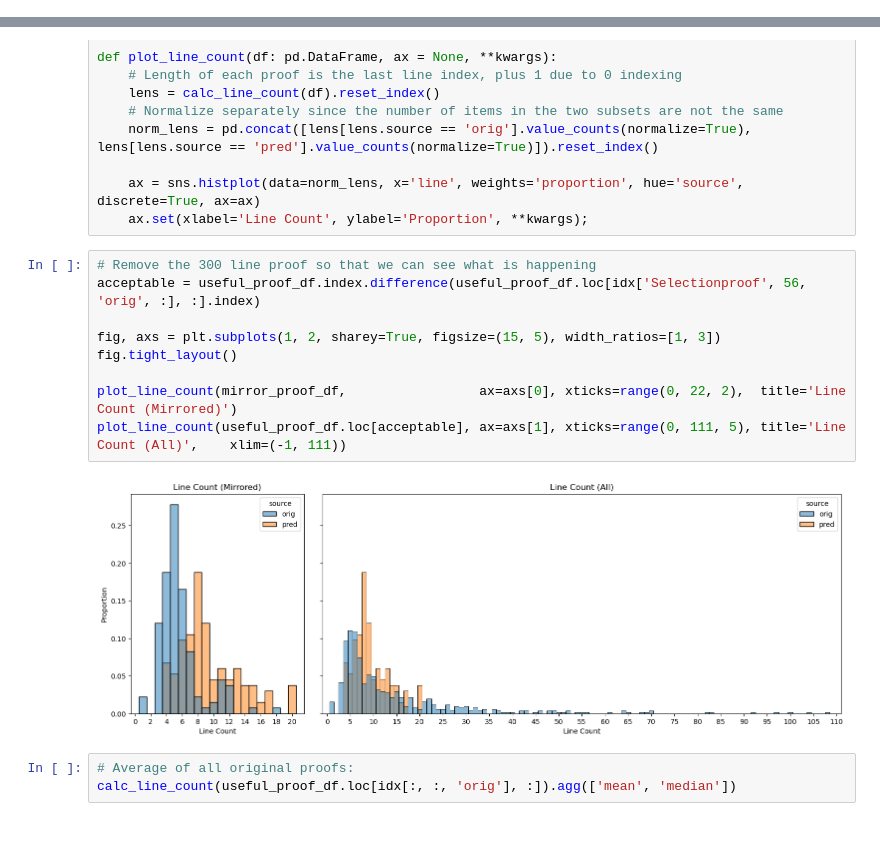
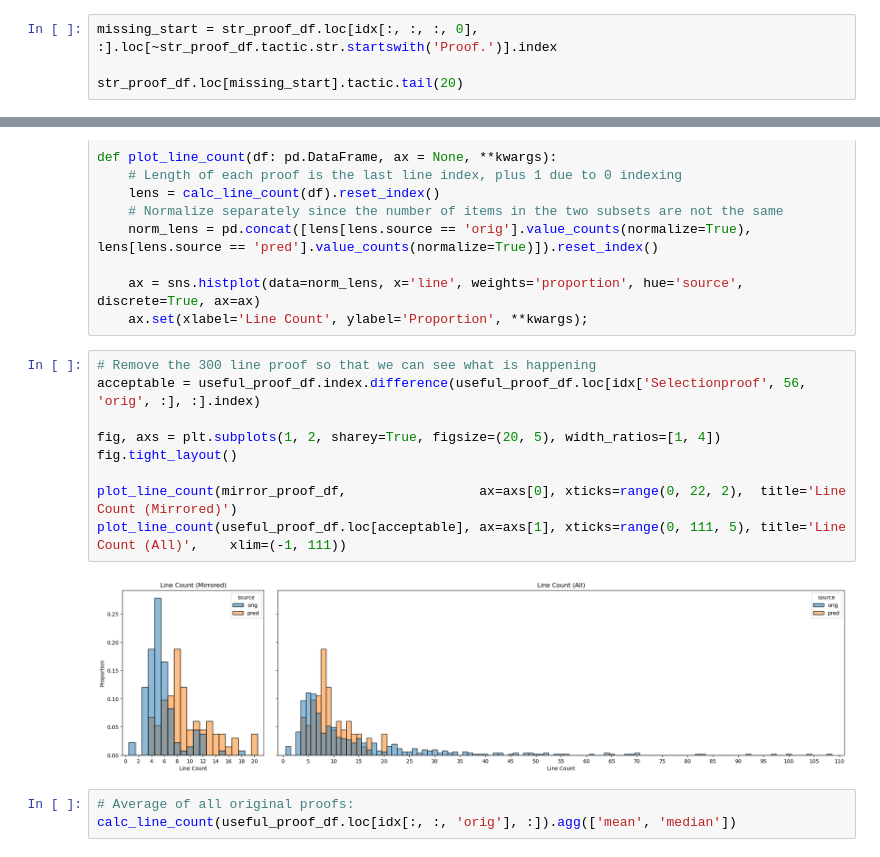
Before and after one commit to kfish610/ProverbotCompCertComparison, a Jupyter notebook: ProverbotComparison.ipynb, the cells around one changed output, grey strips where cells are left out. Drawn from its saved outputs; the diff is of its cells as text.

```diff
--- a/ProverbotComparison.ipynb
+++ b/ProverbotComparison.ipynb
@@ -193,3 +193,7 @@ str_proof_df.loc[missing_start]
 |  | 9 | orig | 0 | rewrite PTree.gempty in H. | (("Plt b xH", ("H : eq (PTree.get... |
 |  | 10 | orig | 0 | rewrite PTree.gempty in H. | (("eq id1 id2", ("H0 : eq (PTree.... |
 | Cop | 16 | orig | 0 | intros. | (("forall (v : val) (t : type) (m... |
+# %%
+missing_start = str_proof_df.loc[idx[:, :, :, 0], :].loc[~str_proof_df.tactic.str.startswith('Proof.')].index
+
+str_proof_df.loc[missing_start].tactic.tail(20)
@@ -284,14 +310,14 @@ def plot_line_count(df: pd.DataFrame, ax = None, **kwargs):
 # %%
 # Remove the 300 line proof so that we can see what is happening
 acceptable = useful_proof_df.index.difference(useful_proof_df.loc[idx['Selectionproof', 56, 'orig', :], :].index)
 
-fig, axs = plt.subplots(1, 2, sharey=True, figsize=(15, 5), width_ratios=[1, 3])
+fig, axs = plt.subplots(1, 2, sharey=True, figsize=(20, 5), width_ratios=[1, 4])
 fig.tight_layout()
 
 plot_line_count(mirror_proof_df,                 ax=axs[0], xticks=range(0, 22, 2),  title='Line Count (Mirrored)')
 plot_line_count(useful_proof_df.loc[acceptable], ax=axs[1], xticks=range(0, 111, 5), title='Line Count (All)',    xlim=(-1, 111))
 # %% [output]
-[figure, old version]
+[figure, new version]
 # %%
 # Average of all original proofs:
 calc_line_count(useful_proof_df.loc[idx[:, :, 'orig'], :]).agg(['mean', 'median'])
```
Also changed, not shown: parts of 12 cells of this notebook.
